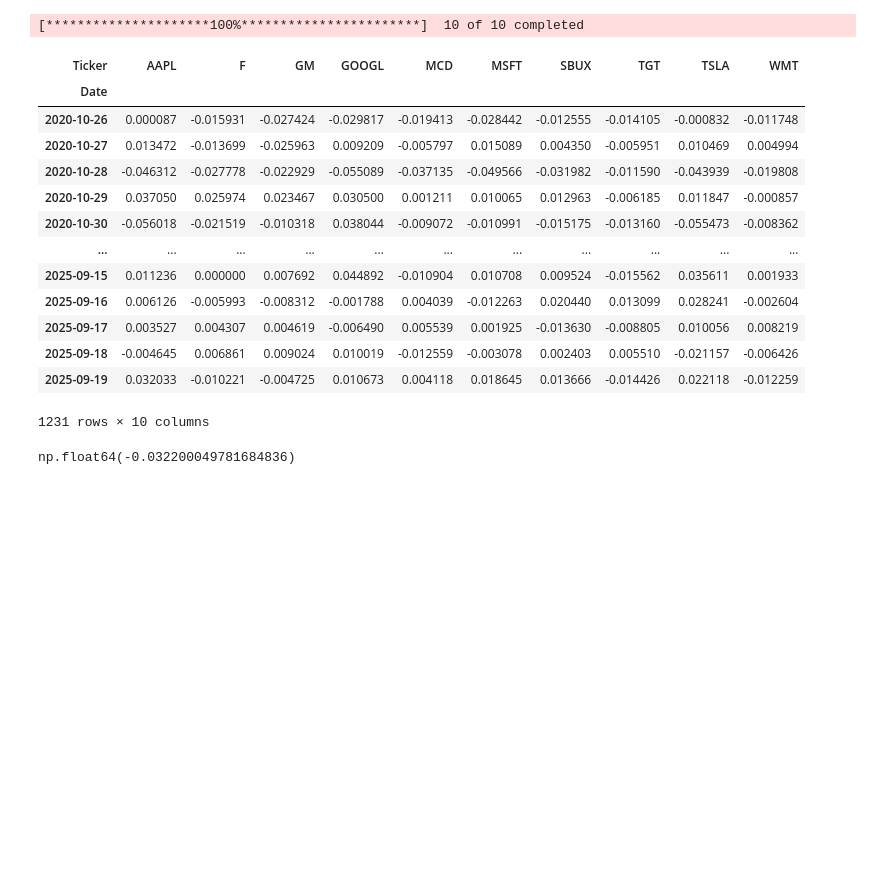
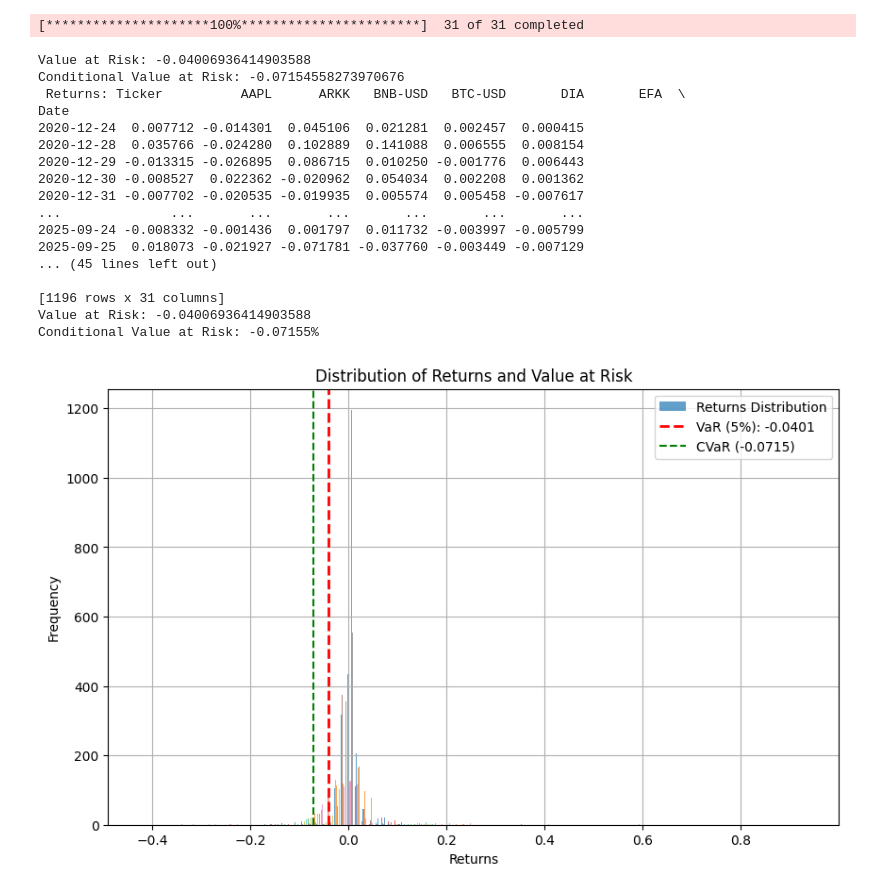
Before and after one commit to nickkats1/Quant-I-Guess, a Jupyter notebook: notebooks/Var.ipynb, the cells around one changed output. Cells and saved outputs as stored; diff of their text form; code cells hidden in the pictures; blank space fills up the shorter version.

```diff
--- a/notebooks/Var.ipynb
+++ b/notebooks/Var.ipynb
@@ -19,81 +19,76 @@ class Var:
         """
         Loads in data from yfinance
         """
-        self.stock_data = yf.download(self.config['stock_tickers'],start=self.config['start_date'],end=self.config['end_date'])['Close']
-        self.stock_data = self.stock_data.dropna()
-        return self.stock_data
+        self.data = yf.download(tickers=self.config["combined_assets"],start=self.config['start_date'],end=self.config['end_date'])['Close']
+        self.data = self.data.dropna()
+        self.data.drop_duplicates(inplace=True)
+        return self.data
 
-    def get_returns(self):
-        """
-        Loads returns from yfinance
-        """
-
-        self.returns = self.stock_data.pct_change().dropna()
-        return self.returns
 
     def get_var(self,ci=0.95):
         """
         value at risk
         """
+        #returns
+        self.returns = self.data.pct_change().dropna()
 
         self.value_at_risk = np.percentile(self.returns,(1 - ci)*100)
         return self.value_at_risk
 
     def get_cvar(self,ci=0.95):
         """
         Conditional Value at Risk
         """
 
 
 
         tail_risk = self.returns[self.returns < self.value_at_risk]
         self.cvar = np.mean(tail_risk)
         return self.cvar
 
     def plot_returns(self):
-        """
-        Args:
-          plots VaR, Returns, and cvar
-          """
+        """ plot VaR, CVar and returns """
 
         print(f' Returns: {self.returns}')
         print(f'Value at Risk: {self.value_at_risk}')
         print(f'Conditional Value at Risk: {self.cvar:.4}%')
         plt.figure(figsize=(10, 6))
         plt.hist(self.returns, bins=100, label="Returns Distribution", alpha=0.7)
         plt.axvline(self.value_at_risk, color='r', linestyle='dashed', linewidth=2, label=f'VaR (5%): {self.value_at_risk:.4f}')
         plt.axvline(x=self.cvar, color='green', linestyle='--', label=f'CVaR ({self.cvar:.4f})')
         plt.title('Distribution of Returns and Value at Risk')
         plt.xlabel('Returns')
         plt.ylabel('Frequency')
         plt.legend()
         plt.grid(True)
         plt.show()
+
+if __name__ == "__main__":
+    config = load_config()
+    var_config = Var(config)
+    var_config.load_data()
+    var = var_config.get_var()
+    print(f'Value at Risk: {var}')
+    cvar = var_config.get_cvar()
+    print(f'Conditional Value at Risk: {cvar}')
+    var_config.plot_returns()
+# %% [output]
+[*********************100%***********************]  31 of 31 completed
+Value at Risk: -0.04006936414903588
+Conditional Value at Risk: -0.07154558273970676
+ Returns: Ticker          AAPL      ARKK   BNB-USD   BTC-USD       DIA       EFA  \
+Date
+2020-12-24  0.007712 -0.014301  0.045106  0.021281  0.002457  0.000415
+2020-12-28  0.035766 -0.024280  0.102889  0.141088  0.006555  0.008154
+2020-12-29 -0.013315 -0.026895  0.086715  0.010250 -0.001776  0.006443
+2020-12-30 -0.008527  0.022362 -0.020962  0.054034  0.002208  0.001362
+2020-12-31 -0.007702 -0.020535 -0.019935  0.005574  0.005458 -0.007617
+...              ...       ...       ...       ...       ...       ...
+2025-09-24 -0.008332 -0.001436  0.001797  0.011732 -0.003997 -0.005799
+2025-09-25  0.018073 -0.021927 -0.071781 -0.037760 -0.003449 -0.007129
+... (45 lines left out)
+
+[1196 rows x 31 columns]
+Value at Risk: -0.04006936414903588
+Conditional Value at Risk: -0.07155%
+[figure, added]
-# %%
-if __name__ == "__main__":
-    config = load_config()
-    var_config = Var(config)
-    var_config.load_data()
-# %% [output]
-[*********************100%***********************]  10 of 10 completed
-# %%
-var_config.get_returns()
-# %% [output]
-| Ticker | AAPL | F | GM | GOOGL | MCD | MSFT | SBUX | TGT | TSLA | WMT |
-| Date |  |  |  |  |  |  |  |  |  |  |
-| 2020-10-26 | 0.000087 | -0.015931 | -0.027424 | -0.029817 | -0.019413 | -0.028442 | -0.012555 | -0.014105 | -0.000832 | -0.011748 |
-| 2020-10-27 | 0.013472 | -0.013699 | -0.025963 | 0.009209 | -0.005797 | 0.015089 | 0.004350 | -0.005951 | 0.010469 | 0.004994 |
-| 2020-10-28 | -0.046312 | -0.027778 | -0.022929 | -0.055089 | -0.037135 | -0.049566 | -0.031982 | -0.011590 | -0.043939 | -0.019808 |
-| 2020-10-29 | 0.037050 | 0.025974 | 0.023467 | 0.030500 | 0.001211 | 0.010065 | 0.012963 | -0.006185 | 0.011847 | -0.000857 |
-| 2020-10-30 | -0.056018 | -0.021519 | -0.010318 | 0.038044 | -0.009072 | -0.010991 | -0.015175 | -0.013160 | -0.055473 | -0.008362 |
-| ... | ... | ... | ... | ... | ... | ... | ... | ... | ... | ... |
-| 2025-09-15 | 0.011236 | 0.000000 | 0.007692 | 0.044892 | -0.010904 | 0.010708 | 0.009524 | -0.015562 | 0.035611 | 0.001933 |
-| 2025-09-16 | 0.006126 | -0.005993 | -0.008312 | -0.001788 | 0.004039 | -0.012263 | 0.020440 | 0.013099 | 0.028241 | -0.002604 |
-| 2025-09-17 | 0.003527 | 0.004307 | 0.004619 | -0.006490 | 0.005539 | 0.001925 | -0.013630 | -0.008805 | 0.010056 | 0.008219 |
-| 2025-09-18 | -0.004645 | 0.006861 | 0.009024 | 0.010019 | -0.012559 | -0.003078 | 0.002403 | 0.005510 | -0.021157 | -0.006426 |
-| 2025-09-19 | 0.032033 | -0.010221 | -0.004725 | 0.010673 | 0.004118 | 0.018645 | 0.013666 | -0.014426 | 0.022118 | -0.012259 |
-1231 rows × 10 columns
-# %%
-var_config.get_var()
-# %% [output]
-np.float64(-0.032200049781684836)
```
Also changed, not shown: parts of 2 cells of this notebook, 14 other files.
